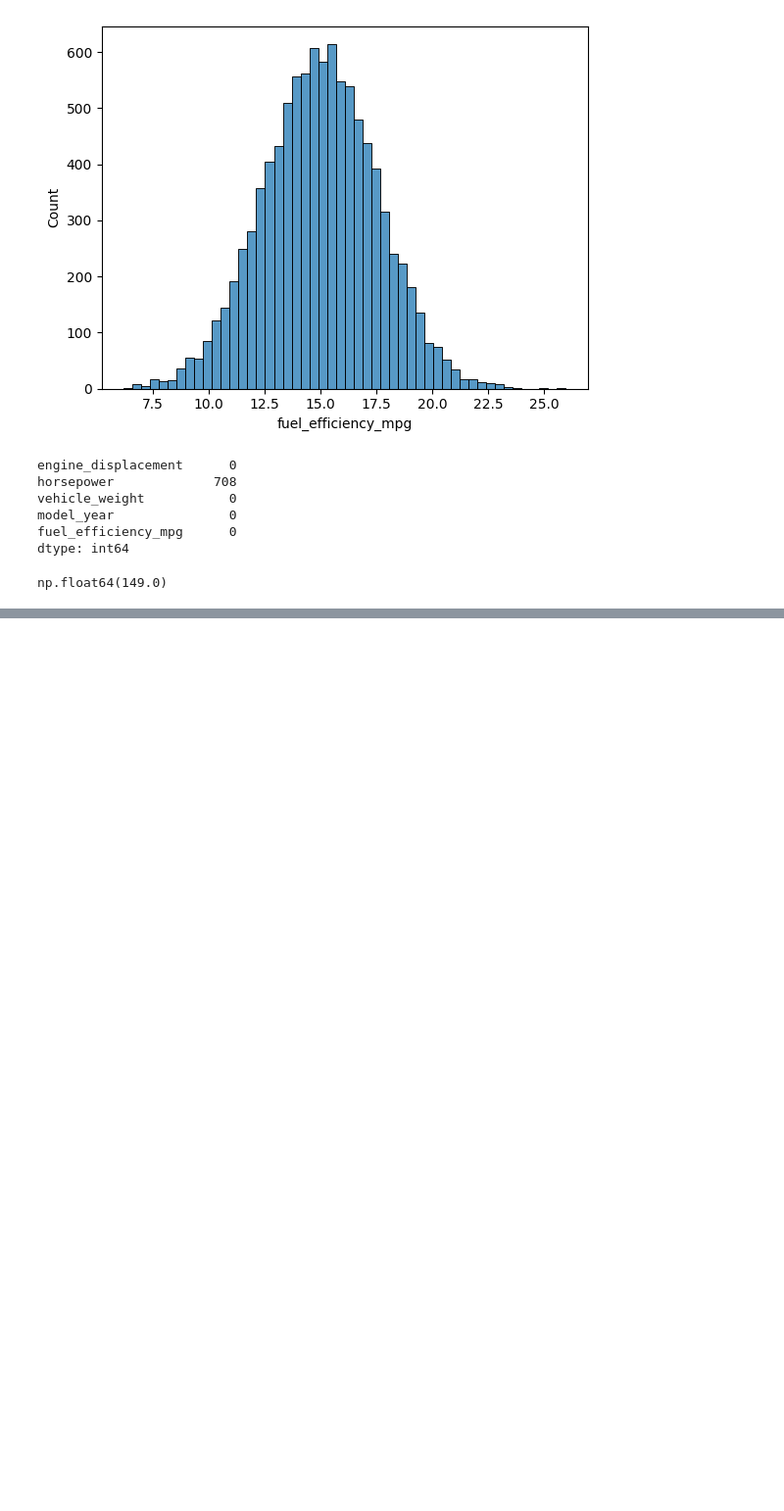
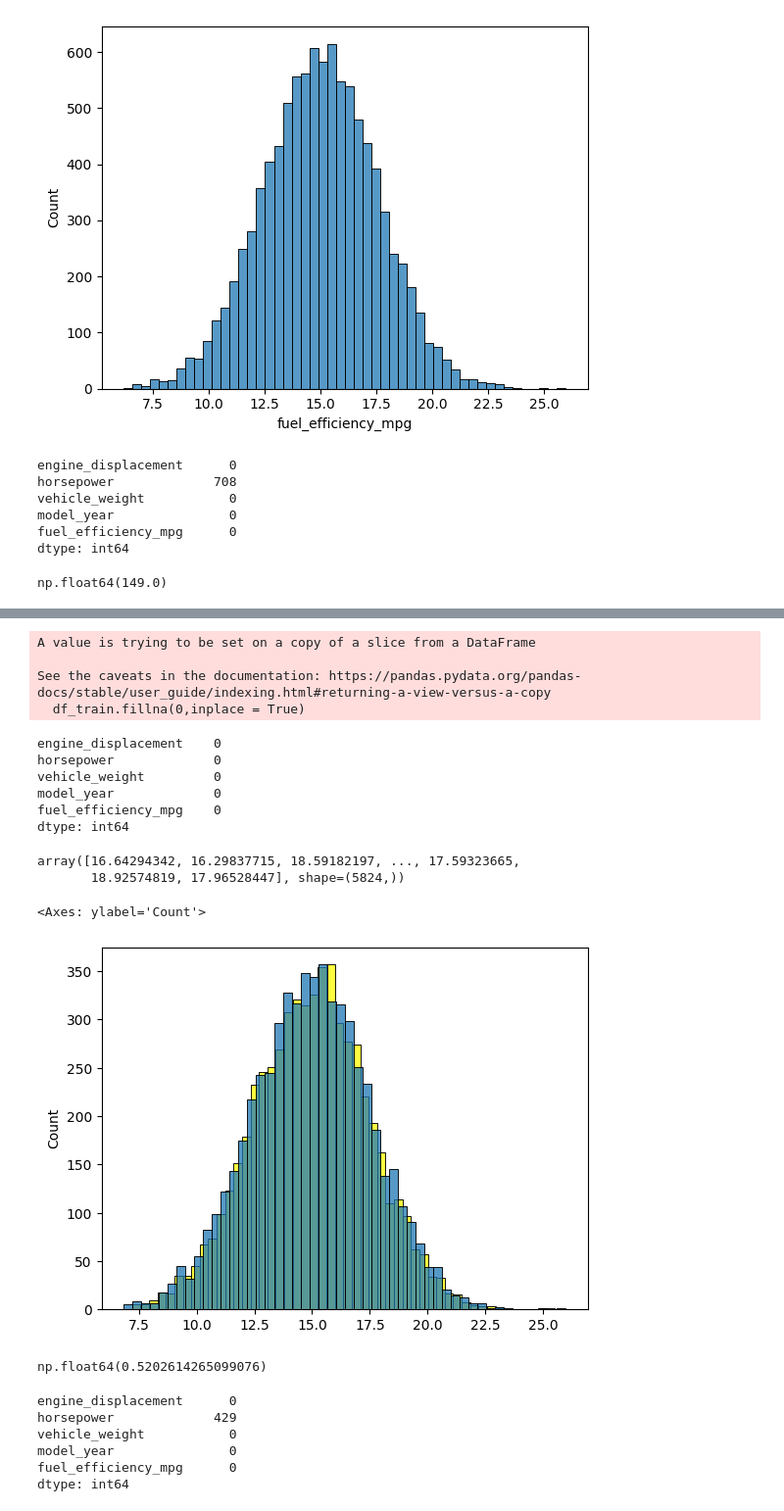
Before and after one commit to Muhsiinn/ML-Zoomcamp, a Jupyter notebook: 02.Linear_Regression /homework2025.ipynb, the cells around one changed output, grey strips where cells are left out. Shown at 98% size. Saved outputs shown, nothing was run; the diff lists cells and outputs as text; code cells hidden in the pictures; blank space fills up the shorter version.

```diff
--- a/02.Linear_Regression /homework2025.ipynb
+++ b/02.Linear_Regression /homework2025.ipynb
@@ -54,0 +102,42 @@ np.float64(149.0)
+# %%
+df_train.fillna(0,inplace = True)
+# %% [output]
+A value is trying to be set on a copy of a slice from a DataFrame
+
+See the caveats in the documentation: https://pandas.pydata.org/pandas-docs/stable/user_guide/indexing.html#returning-a-view-versus-a-copy
+  df_train.fillna(0,inplace = True)
+# %%
+df_train.isnull().sum()
+# %% [output]
+engine_displacement    0
+horsepower             0
+vehicle_weight         0
+model_year             0
+fuel_efficiency_mpg    0
+dtype: int64
+# %%
+def train_lr(X,y):
+    ones = np.ones(X.shape[0])
+    X = (np.column_stack([ones,X]))
+    XTX = X.T.dot(X)
+    XTX_inv = np.linalg.inv(XTX)
+    w_full = XTX_inv.dot(X.T).dot(y)
+
+    return w_full[0], w_full[1:]
+# %%
+X_train = df_train[base].values
+# %%
+y_train
+# %% [output]
+array([16.64294342, 16.29837715, 18.59182197, ..., 17.59323665,
+       18.92574819, 17.96528447], shape=(5824,))
+# %%
+w0,w = train_lr(X_train,y_train)
+# %%
+y_pred = w0+ X_train.dot(w)
+# %%
+sns.histplot(y_pred, color = "yellow",bins = 50)
+sns.histplot(y_train, bins=50)
+# %% [output]
+<Axes: ylabel='Count'>
+[figure, added]
@@ -54,0 +150,4 @@ np.float64(149.0)
+# %%
+rmse(y_train,y_pred)
+# %% [output]
+np.float64(0.5202614265099076)
@@ -54,0 +156,9 @@ np.float64(149.0)
+# %%
+df_train.isnull().sum()
+# %% [output]
+engine_displacement      0
+horsepower             429
+vehicle_weight           0
+model_year               0
+fuel_efficiency_mpg      0
+dtype: int64
```
Also changed, not shown: parts of 62 cells of this notebook.
